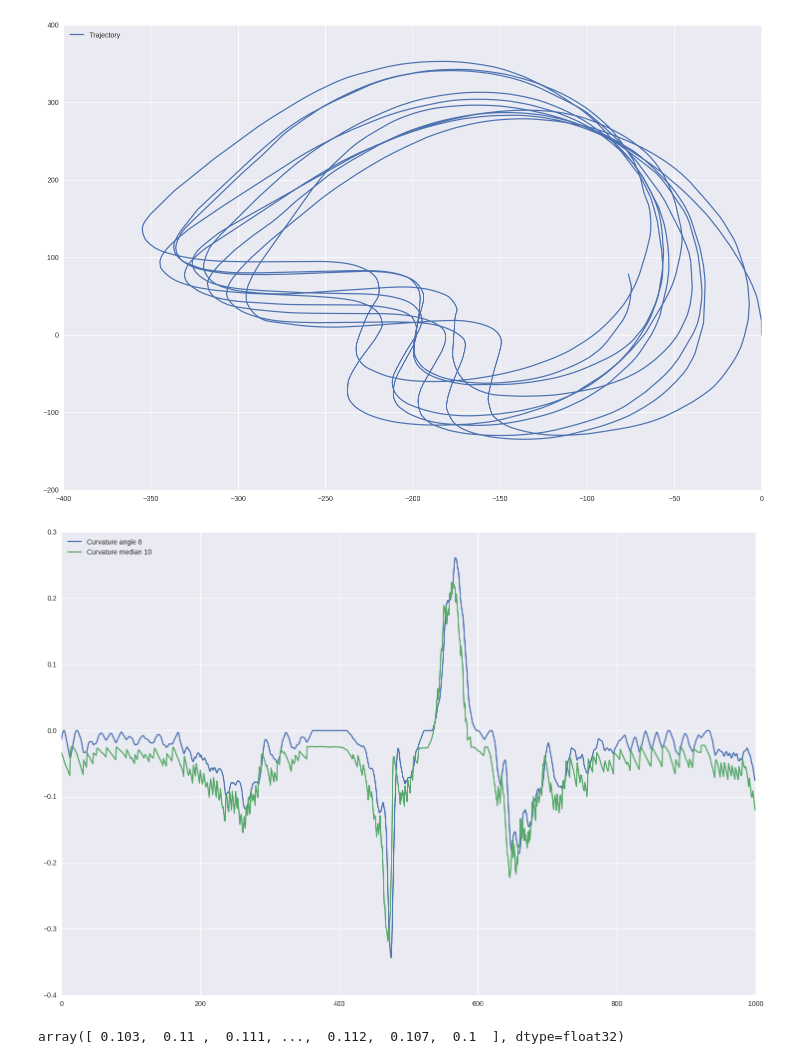
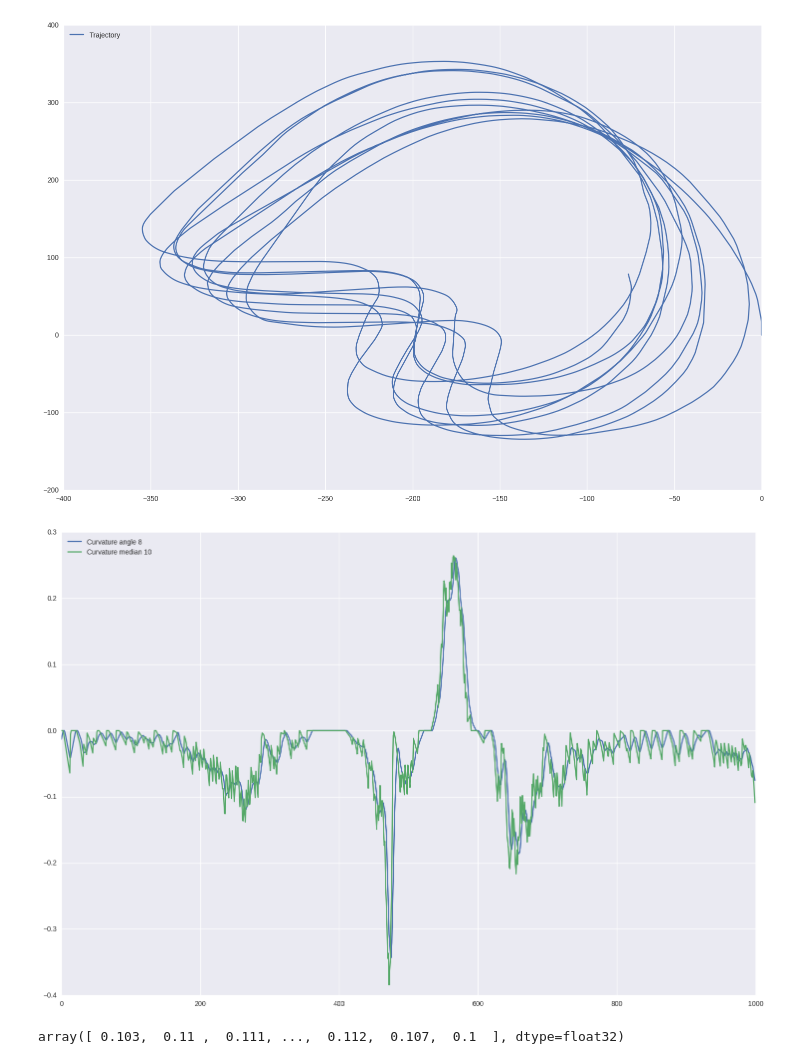
Before and after one commit to balancap/SDC-Behavioral-Cloning, a Jupyter notebook: behavioral-cloning.ipynb, the cells around one changed output. Cells and saved outputs as stored; diff of their text form; code cells hidden in the pictures.

```diff
--- a/behavioral-cloning.ipynb
+++ b/behavioral-cloning.ipynb
@@ -373,25 +373,25 @@ angle_mfcv8 = angle_post_mean(alpha, dt_array, speed, deltas=[10, 15, 20, 25], l
 # %%
 nb = 1000
 
 # plt.plot(angle_raw[:nb], label='Raw Angle')
 # plt.plot(angle_cv1[:nb], label='Curvature angle 1')
 # plt.plot(angle_cv4[:nb], label='Curvature angle 2')
 # plt.plot(angle_cv4[:nb], label='Curvature angle 4')
 plt.plot(angle_cv4[:nb], label='Curvature angle 8')
 
-plt.plot(angle_med15[:nb], label='Curvature median 10')
+plt.plot(angle_med10[:nb], label='Curvature median 10')
 
 # plt.plot(angle_fcv10[:nb], label='Forward Curvature angle 4')
 # plt.plot(angle_fcv402[:nb], label='Forward Curvature angle 4 2')
 
 # plt.plot(angle_fcv24[:nb], label='Forward Curvature angle 8')
 # plt.plot(angle_mfcv4[:nb], label='Forward Curvature angle 4')
 # plt.plot(angle_mfcv8[:nb], label='Forward Curvature angle 8')
 
 plt.legend(loc='upper left')
 plt.show()
 # %% [output]
-[figure, old version]
+[figure, new version]
 # %%
 dt_array
 # %% [output]
```
Also changed, not shown: parts of 2 cells of this notebook, 4 other files.
